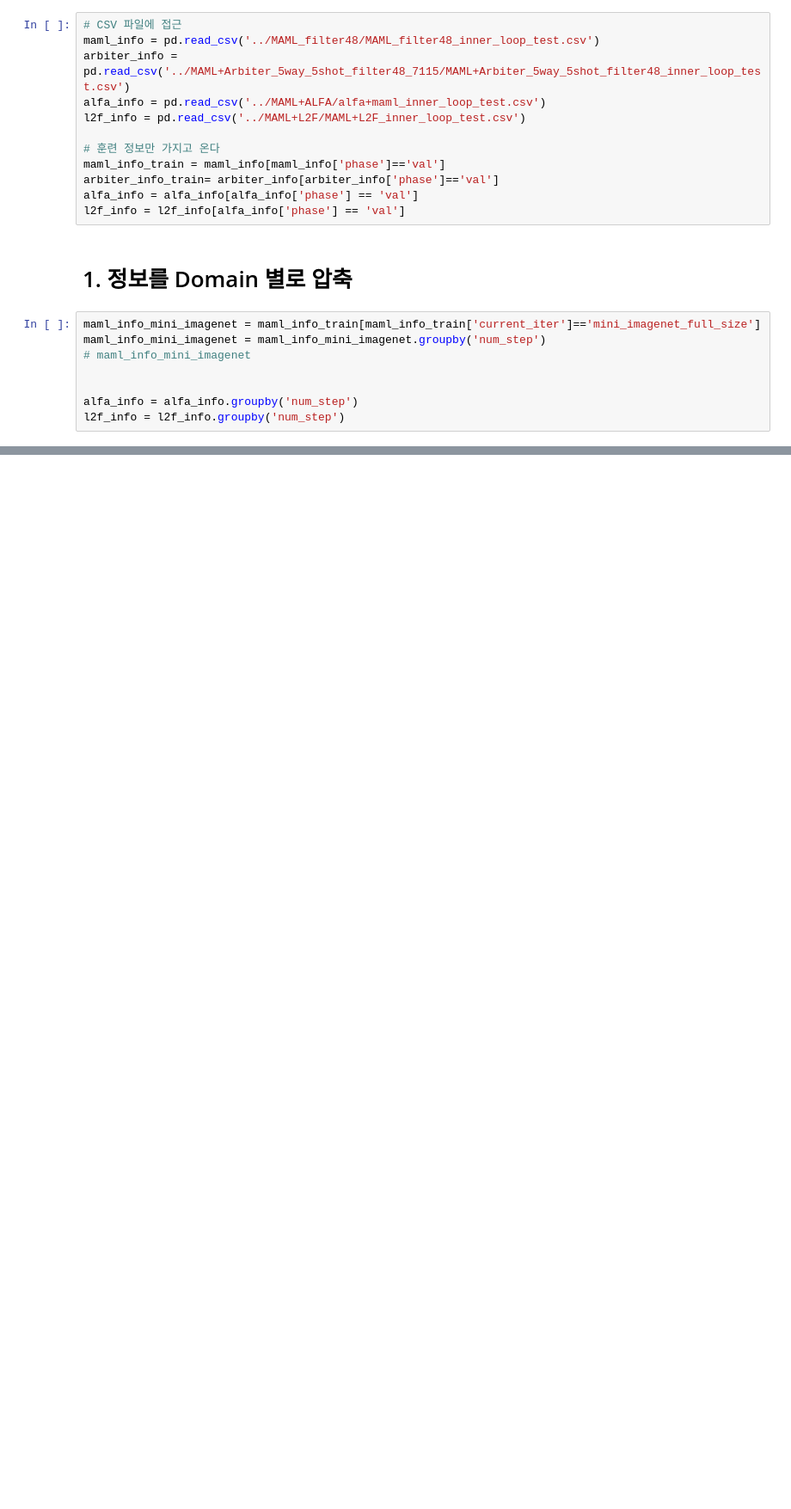
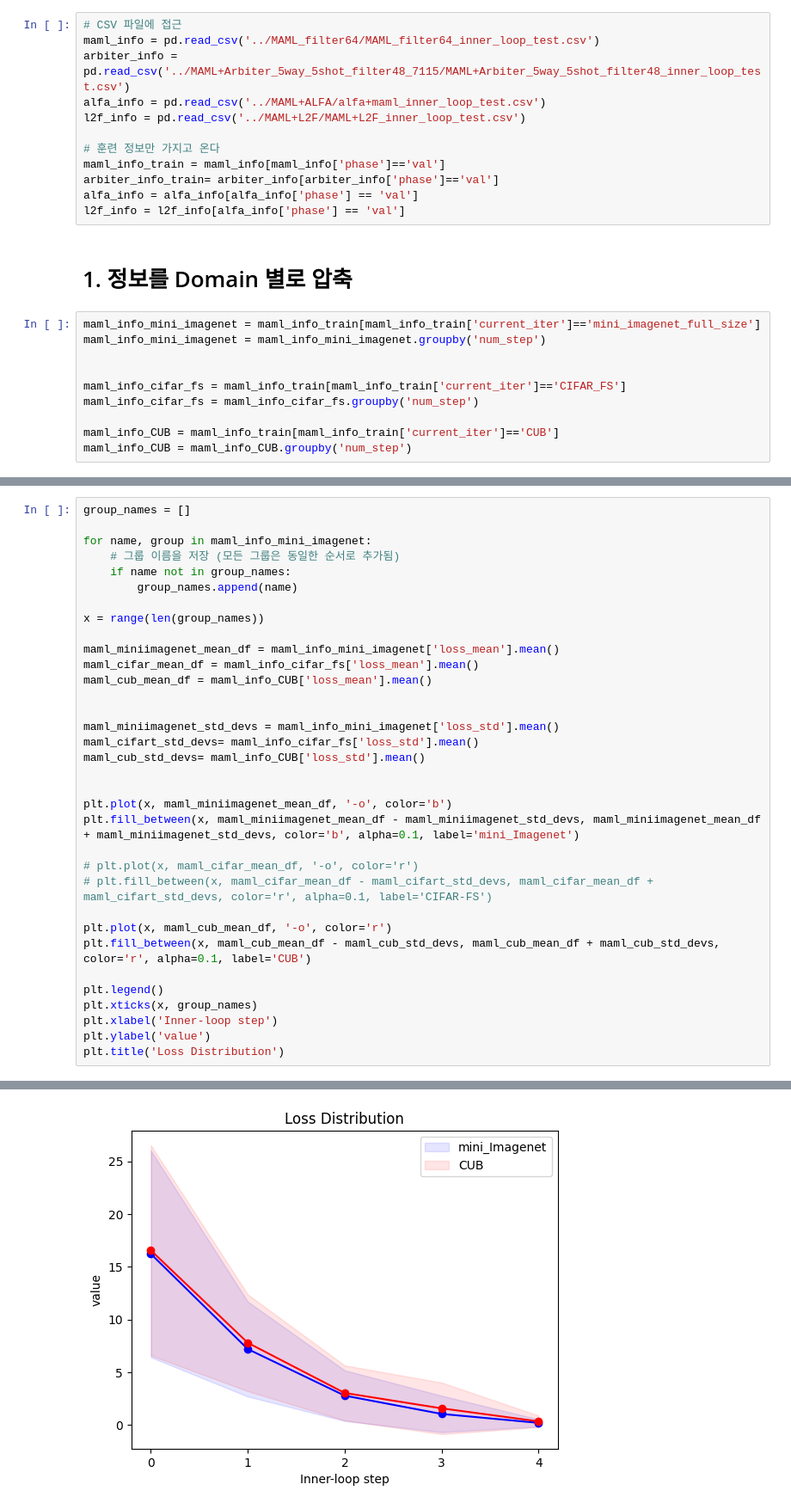
Before and after one commit to SKKUJMLim/MAML, a Jupyter notebook: Test_jupyternotebook/Analytics_adaptation.ipynb, the cells around one changed output, grey strips where cells are left out. Shown at 86% size. Cells and saved outputs as stored; diff of their text form; blank space fills up the shorter version.

```diff
--- a/Test_jupyternotebook/Analytics_adaptation.ipynb
+++ b/Test_jupyternotebook/Analytics_adaptation.ipynb
@@ -11,7 +11,7 @@ import os
 os.environ['KMP_DUPLICATE_LIB_OK']='True'
 # %%
 # CSV 파일에 접근
-maml_info = pd.read_csv('../MAML_filter48/MAML_filter48_inner_loop_test.csv')
+maml_info = pd.read_csv('../MAML_filter64/MAML_filter64_inner_loop_test.csv')
 arbiter_info = pd.read_csv('../MAML+Arbiter_5way_5shot_filter48_7115/MAML+Arbiter_5way_5shot_filter48_inner_loop_test.csv')
 alfa_info = pd.read_csv('../MAML+ALFA/alfa+maml_inner_loop_test.csv')
 l2f_info = pd.read_csv('../MAML+L2F/MAML+L2F_inner_loop_test.csv')
@@ -26,11 +26,13 @@ l2f_info = l2f_info[alfa_info['phase'] == 'val']
 # %%
 maml_info_mini_imagenet = maml_info_train[maml_info_train['current_iter']=='mini_imagenet_full_size']
 maml_info_mini_imagenet = maml_info_mini_imagenet.groupby('num_step')
-# maml_info_mini_imagenet
 
 
-alfa_info = alfa_info.groupby('num_step')
-l2f_info = l2f_info.groupby('num_step')
+maml_info_cifar_fs = maml_info_train[maml_info_train['current_iter']=='CIFAR_FS']
+maml_info_cifar_fs = maml_info_cifar_fs.groupby('num_step')
+
+maml_info_CUB = maml_info_train[maml_info_train['current_iter']=='CUB']
+maml_info_CUB = maml_info_CUB.groupby('num_step')
 # %%
 # mini-imagenet
 arbiter_info_mini_imagenet = arbiter_info[arbiter_info['current_iter']=='mini_imagenet_full_size']
@@ -51,3 +53,38 @@ arbiter_info_mini_imagenet = arbiter_info_mini_imagenet.groupby('num_step')
 # 'layer_dict.conv2.conv.weight_grad_L2norm',
 # 'layer_dict.conv3.conv.weight_grad_L2norm',
 # 'layer_dict.linear.weights_grad_L2norm'
+# %%
+group_names = []
+
+for name, group in maml_info_mini_imagenet:
+    # 그룹 이름을 저장 (모든 그룹은 동일한 순서로 추가됨)
+    if name not in group_names:
+        group_names.append(name)
+
+x = range(len(group_names))
+
+maml_miniimagenet_mean_df = maml_info_mini_imagenet['loss_mean'].mean()
+maml_cifar_mean_df = maml_info_cifar_fs['loss_mean'].mean()
+maml_cub_mean_df = maml_info_CUB['loss_mean'].mean()
+
+
+maml_miniimagenet_std_devs = maml_info_mini_imagenet['loss_std'].mean()
+maml_cifart_std_devs= maml_info_cifar_fs['loss_std'].mean()
+maml_cub_std_devs= maml_info_CUB['loss_std'].mean()
+
+
+plt.plot(x, maml_miniimagenet_mean_df, '-o', color='b')
+plt.fill_between(x, maml_miniimagenet_mean_df - maml_miniimagenet_std_devs, maml_miniimagenet_mean_df + maml_miniimagenet_std_devs, color='b', alpha=0.1, label='mini_Imagenet')
+
+# plt.plot(x, maml_cifar_mean_df, '-o', color='r')
+# plt.fill_between(x, maml_cifar_mean_df - maml_cifart_std_devs, maml_cifar_mean_df + maml_cifart_std_devs, color='r', alpha=0.1, label='CIFAR-FS')
+
+plt.plot(x, maml_cub_mean_df, '-o', color='r')
+plt.fill_between(x, maml_cub_mean_df - maml_cub_std_devs, maml_cub_mean_df + maml_cub_std_devs, color='r', alpha=0.1, label='CUB')
+
+plt.legend()
+plt.xticks(x, group_names)
+plt.xlabel('Inner-loop step')
+plt.ylabel('value')
+plt.title('Loss Distribution')
+# %% [output]
@@ -54,3 +92,4 @@ arbiter_info_mini_imagenet = arbiter_info_mini_imagenet.groupby('num_step')
+[figure, added]
 # %%
 group_names = []
 
```
Also changed, not shown: parts of 1 cell of this notebook, 1 other file.
